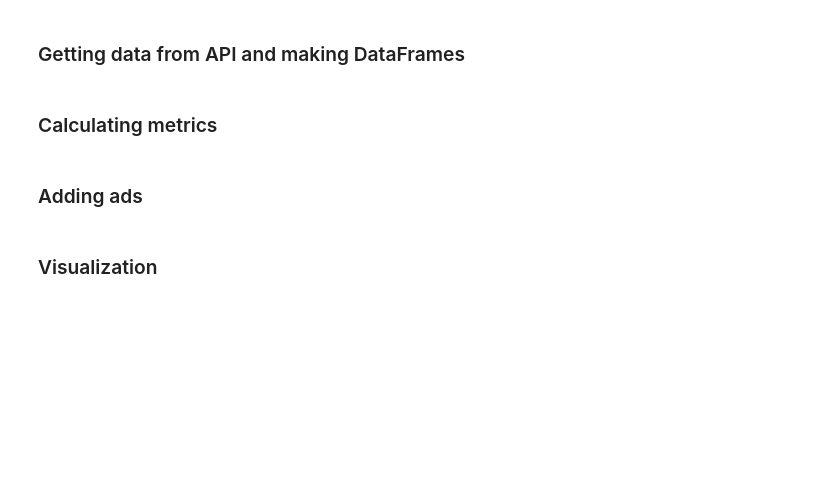
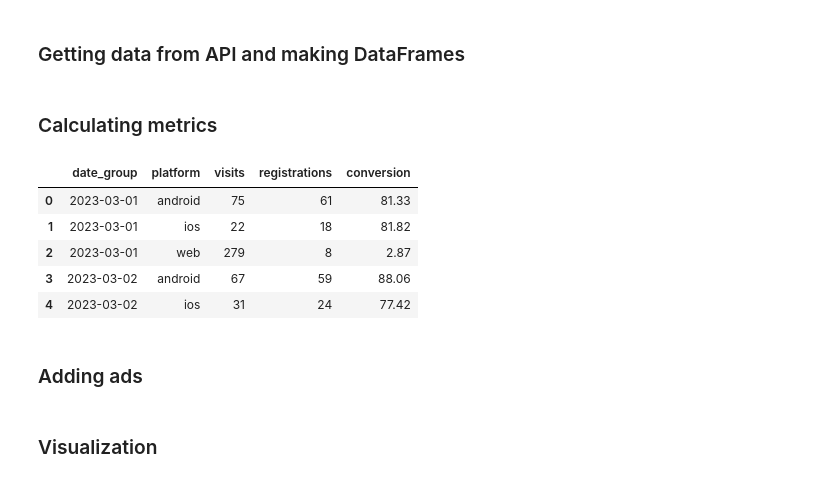
Before and after one commit to ikhanter/data-analytics-project-100, a Jupyter notebook: charts_project.ipynb, the cells around one changed output. Saved outputs shown, nothing was run; the diff lists cells and outputs as text; code cells hidden in the pictures; blank space fills up the shorter version.

```diff
--- a/charts_project.ipynb
+++ b/charts_project.ipynb
@@ -31,19 +31,29 @@ df_regs = pd.DataFrame(df_regs)
 # %%
 mask = ~df_visits['user_agent'].str.contains('bot')
 df_visits = df_visits[mask]
-df_visits['datetime'] = pd.to_datetime(df_visits['datetime']).dt.strftime('%Y-%m-%d')
+df_visits['datetime'] = pd.to_datetime(df_visits['datetime']).dt.date
+df_visits.sort_values('datetime', ascending=False, inplace=True)
+df_visits.drop_duplicates('visit_id', inplace=True)
 grouped_df_visits = df_visits.groupby(['datetime', 'platform']).agg({'visit_id': 'count'})
 grouped_df_visits.reset_index(inplace=True)
 grouped_df_visits.rename(columns={'datetime': 'date_group', 'visit_id': 'visits'}, inplace=True)
 
-df_regs['datetime'] = pd.to_datetime(df_regs['datetime']).dt.strftime('%Y-%m-%d')
+df_regs['datetime'] = pd.to_datetime(df_regs['datetime']).dt.date
 grouped_df_regs = df_regs.groupby(['datetime', 'platform']).agg({'user_id': 'count'})
 grouped_df_regs.reset_index(inplace=True)
 grouped_df_regs.rename(columns={'datetime': 'date_group', 'user_id': 'registrations'}, inplace=True)
 
 merged_df = pd.merge(grouped_df_visits, grouped_df_regs, left_on=['date_group', 'platform'], right_on=['date_group', 'platform'])
 merged_df['conversion'] = round(merged_df['registrations'] / merged_df['visits'] * 100, 2)
 merged_df.to_json('./conversion.json')
+merged_df.head()
+# %% [output]
+|  | date_group | platform | visits | registrations | conversion |
+| 0 | 2023-03-01 | android | 75 | 61 | 81.33 |
+| 1 | 2023-03-01 | ios | 22 | 18 | 81.82 |
+| 2 | 2023-03-01 | web | 279 | 8 | 2.87 |
+| 3 | 2023-03-02 | android | 67 | 59 | 88.06 |
+| 4 | 2023-03-02 | ios | 31 | 24 | 77.42 |
 # %% [markdown]
 ### Adding ads
 # %%
```
Also changed, not shown: parts of 11 cells of this notebook, 10 other files.
